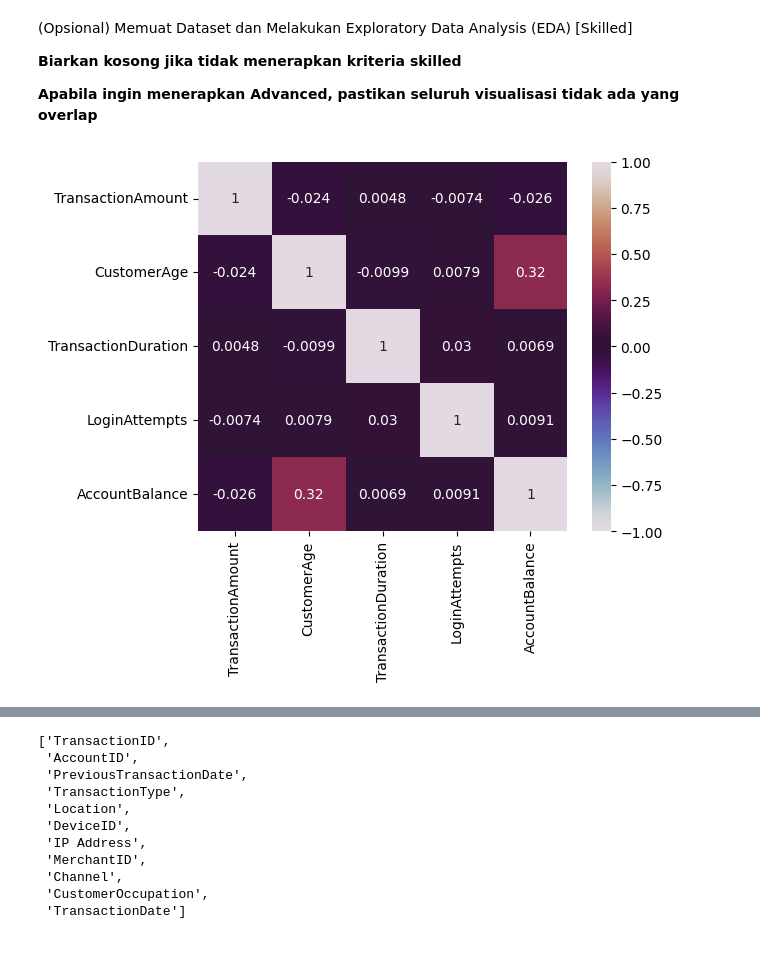
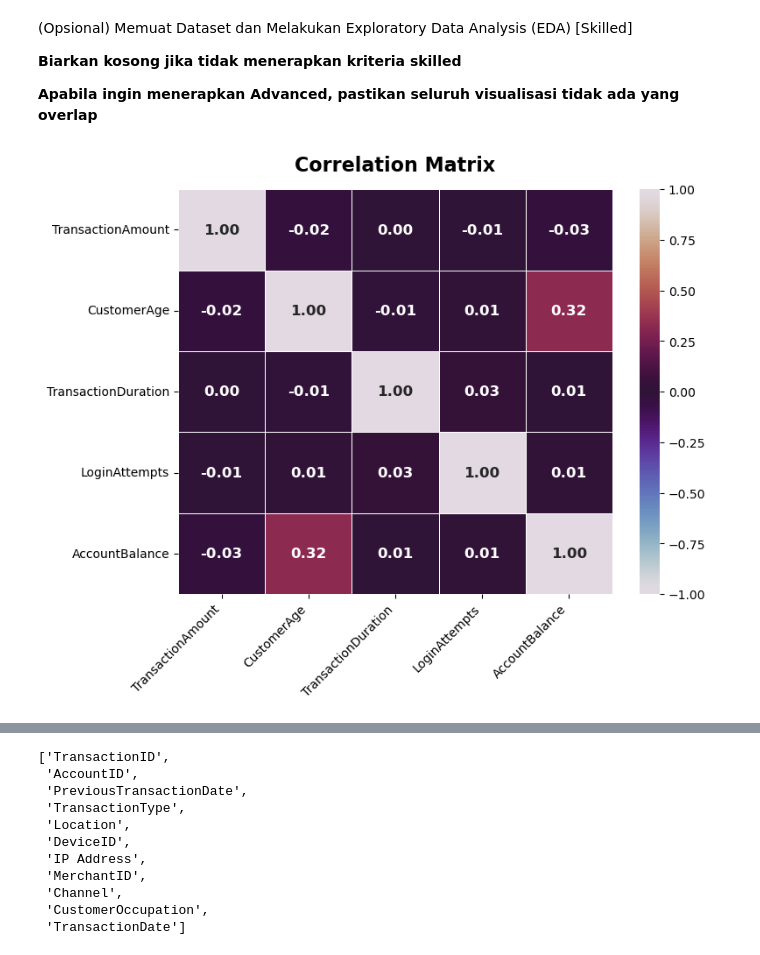
Before and after one commit to bluga404/ml-project-dicoding, a Jupyter notebook: [Clustering]_Submission_Akhir_BMLP_Walker_Valentinus_Simanjuntak.ipynb, the cells around one changed output, grey strips where cells are left out. Saved outputs shown, nothing was run; the diff lists cells and outputs as text; code cells hidden in the pictures.

```diff
--- a/[Clustering]_Submission_Akhir_BMLP_Walker_Valentinus_Simanjuntak.ipynb
+++ b/[Clustering]_Submission_Akhir_BMLP_Walker_Valentinus_Simanjuntak.ipynb
@@ -121,21 +123,36 @@ df.describe()
 **Biarkan kosong jika tidak menerapkan kriteria skilled**
 
 **Apabila ingin menerapkan Advanced, pastikan seluruh visualisasi tidak ada yang overlap**
+# %%
+def style_plot(fig_size=(10, 6), title=None, xlabel=None, ylabel=None):
+    plt.figure(figsize=fig_size)
+    plt.title(title, fontsize=16, weight='bold', pad=15) if title else None
+    plt.xlabel(xlabel, fontsize=12) if xlabel else None
+    plt.ylabel(ylabel, fontsize=12) if ylabel else None
+    plt.xticks(fontsize=10)
+    plt.yticks(fontsize=10)
+    sns.despine()
 # %%
 # Menampilkan korelasi antar fitur (Opsional Skilled 1)
 numCols = df.select_dtypes(include=[np.number]).columns.tolist()
 catCols = df.select_dtypes(include=['object']).columns.tolist()
-# %%
-numDf = df[numCols]
-corr = numDf.corr()
-
-axis_corr = sns.heatmap(
-corr,
-vmin=-1, vmax=1, center=0, cmap='twilight',
-annot=True,
-square=True
-)
-
-plt.show()
-# %% [output]
-[figure, removed]
+# %%
+style_plot(fig_size=(8,6), title='Correlation Matrix')
+
+numDf = df[numCols]
+
+sns.heatmap(numDf.corr(),
+            annot=True,
+            cmap='twilight',
+            vmin=-1,
+            vmax=1,
+            center=0,
+            fmt='.2f', annot_kws={'size': 12, 'weight': 'bold'},
+            linewidths=0.5,
+            linecolor='white')
+
+plt.xticks(rotation=45, ha='right', fontsize=10)
+plt.yticks(rotation=0, fontsize=10)
+plt.show()
+# %% [output]
+[figure, added]
```
Also changed, not shown: parts of 14 cells of this notebook.
